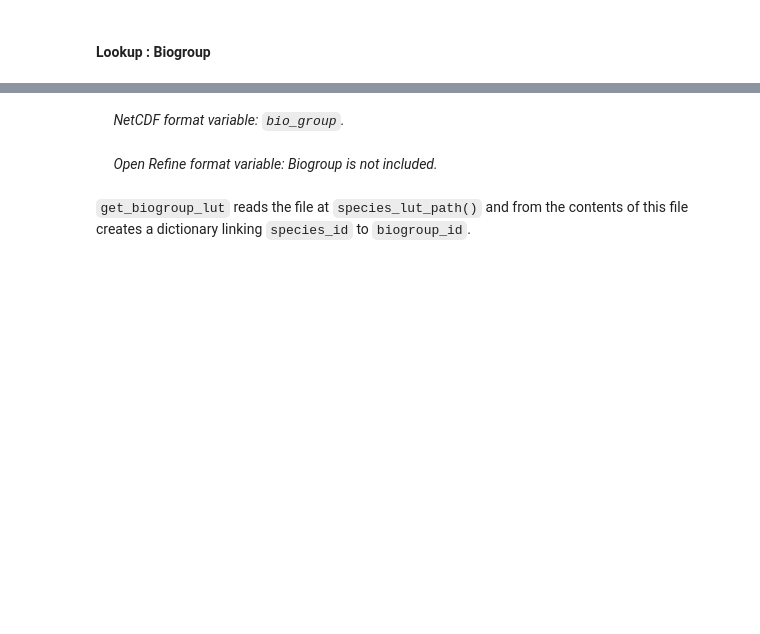
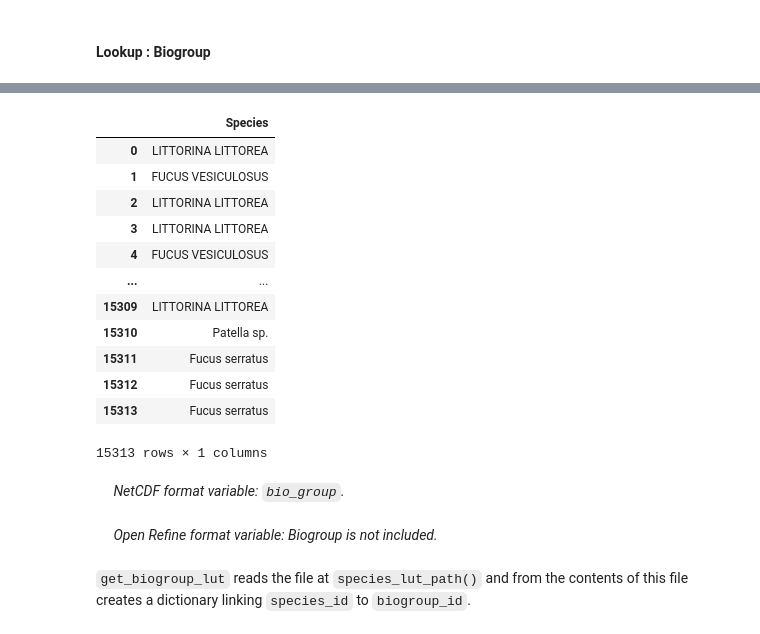
Before and after one commit to franckalbinet/marisco, a Jupyter notebook: nbs/handlers/_ospar.ipynb, the cells around one changed output, grey strips where cells are left out. Drawn from its saved outputs; the diff is of its cells as text; code cells hidden in the pictures; blank space fills up the shorter version.

```diff
--- a/nbs/handlers/_ospar.ipynb
+++ b/nbs/handlers/_ospar.ipynb
@@ -1106,0 +1167,10 @@ remapper.select_match(match_score_threshold=1)
+# %%
+#| exports
+lut_bodyparts = lambda: Remapper(provider_lut_df=get_unique_across_dfs(tfm.dfs, col_name='body_part_temp', as_df=True),
+                               maris_lut_fn=bodyparts_lut_path,
+                               maris_col_id='bodypar_id',
+                               maris_col_name='bodypar',
+                               provider_col_to_match='value',
+                               provider_col_key='value',
+                               fname_cache='bodyparts_ospar.pkl'
+                               ).generate_lookup_table(fixes=fixes_biota_bodyparts, as_df=False, overwrite=False)
@@ -1428,0 +1202,16 @@ Number of rows in tfm.dfs + Number of dropped rows     18856  15314
+# %%
+#| exports
+body_part_filters = {
+    'biota': lambda df: df['body_part_temp'] == 'FLESH WITHOUT BONES SEAWEED'
+}
+# %%
+#|eval: false
+dfs = load_data(fname_in)
+tfm = Transformer(dfs, cbs=[
+                            RemoveAllNAValuesCB(cols_to_check),
+                            AddBodypartTempCB(),
+                            RemapCB(lut_bodyparts, 'body_part', 'body_part_temp' , 'biota'),
+                            RemoveFilteredRowsCB(body_part_filters, verbose=True)
+                            ])
+tfm()
+tfm.dfs['biota']['body_part'].unique()
@@ -1431,3 +1267,19 @@ Number of rows in tfm.dfs + Number of dropped rows     18856  15314
+# %%
+tfm.dfs['biota'][['Species']]
+# %% [output]
+|  | Species |
+| 0 | LITTORINA LITTOREA |
+| 1 | FUCUS VESICULOSUS |
+| 2 | LITTORINA LITTOREA |
+| 3 | LITTORINA LITTOREA |
+| 4 | FUCUS VESICULOSUS |
+| ... | ... |
+| 15309 | LITTORINA LITTOREA |
+| 15310 | Patella sp. |
+| 15311 | Fucus serratus |
+| 15312 | Fucus serratus |
+| 15313 | Fucus serratus |
+15313 rows × 1 columns
 # %%
 # TO BE DONE
 # Species column contains nan
```
Also changed, not shown: parts of 53 cells of this notebook, 3 other files.
